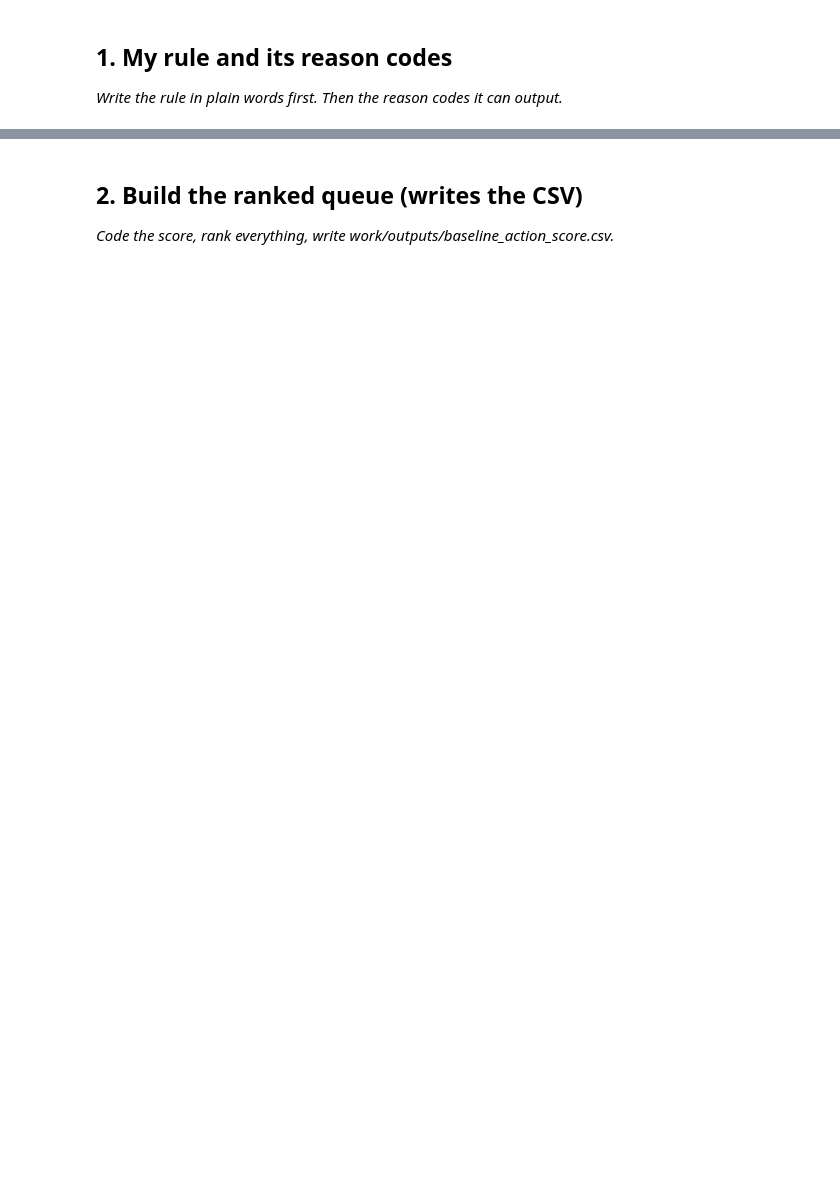
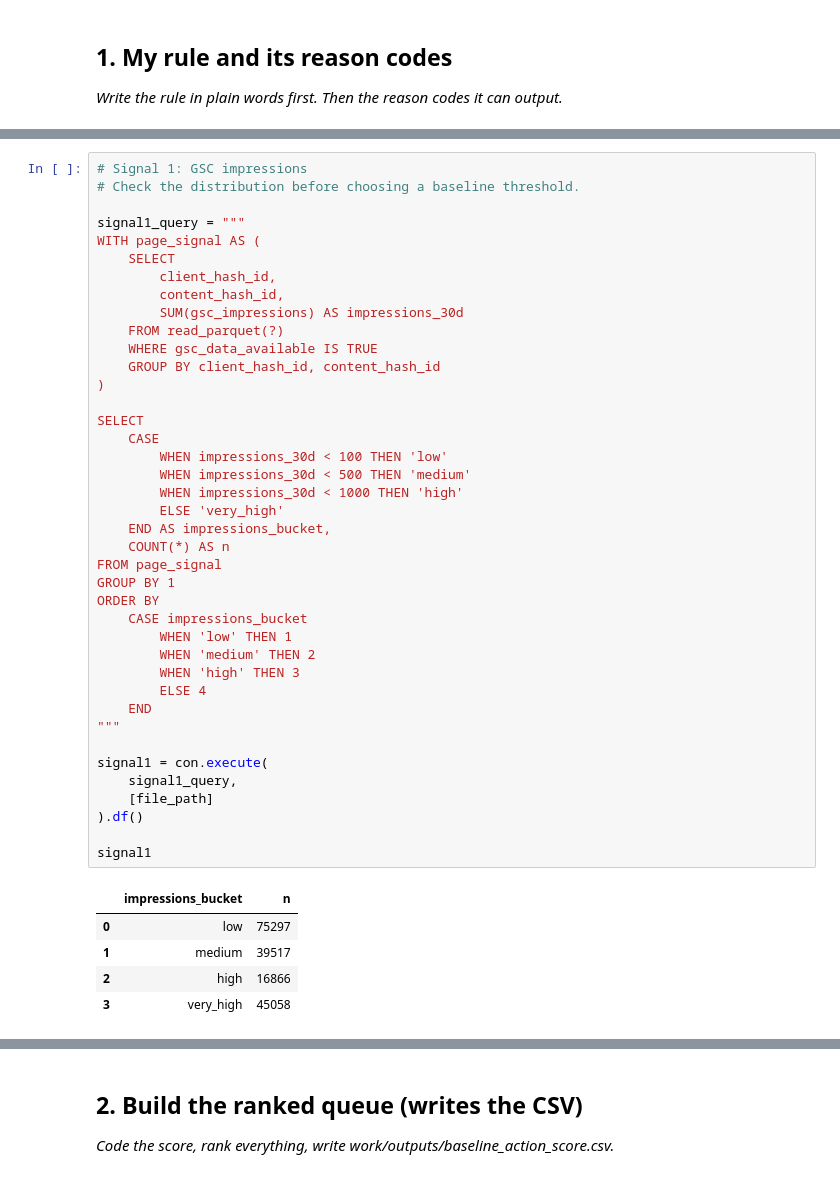
Before and after one commit to Ishwarsolanki-004/ML-internship-with-flyrank-ai, a Jupyter notebook: work/notebooks/w04_baseline_score.ipynb, the cells around one changed output, grey strips where cells are left out. Cells and saved outputs as stored; diff of their text form; blank space fills up the shorter version.

```diff
--- a/work/notebooks/w04_baseline_score.ipynb
+++ b/work/notebooks/w04_baseline_score.ipynb
@@ -15,0 +56,46 @@ This skeleton is yours to fill. Work the sections **in order** — each one has
+# %%
+# Signal 1: GSC impressions
+# Check the distribution before choosing a baseline threshold.
+
+signal1_query = """
+WITH page_signal AS (
+    SELECT
+        client_hash_id,
+        content_hash_id,
+        SUM(gsc_impressions) AS impressions_30d
+    FROM read_parquet(?)
+    WHERE gsc_data_available IS TRUE
+    GROUP BY client_hash_id, content_hash_id
+)
+
+SELECT
+    CASE
+        WHEN impressions_30d < 100 THEN 'low'
+        WHEN impressions_30d < 500 THEN 'medium'
+        WHEN impressions_30d < 1000 THEN 'high'
+        ELSE 'very_high'
+    END AS impressions_bucket,
+    COUNT(*) AS n
+FROM page_signal
+GROUP BY 1
+ORDER BY
+    CASE impressions_bucket
+        WHEN 'low' THEN 1
+        WHEN 'medium' THEN 2
+        WHEN 'high' THEN 3
+        ELSE 4
+    END
+"""
+
+signal1 = con.execute(
+    signal1_query,
+    [file_path]
+).df()
+
+signal1
+# %% [output]
+|  | impressions_bucket | n |
+| 0 | low | 75297 |
+| 1 | medium | 39517 |
+| 2 | high | 16866 |
+| 3 | very_high | 45058 |
```
Also changed, not shown: parts of 21 cells of this notebook.
